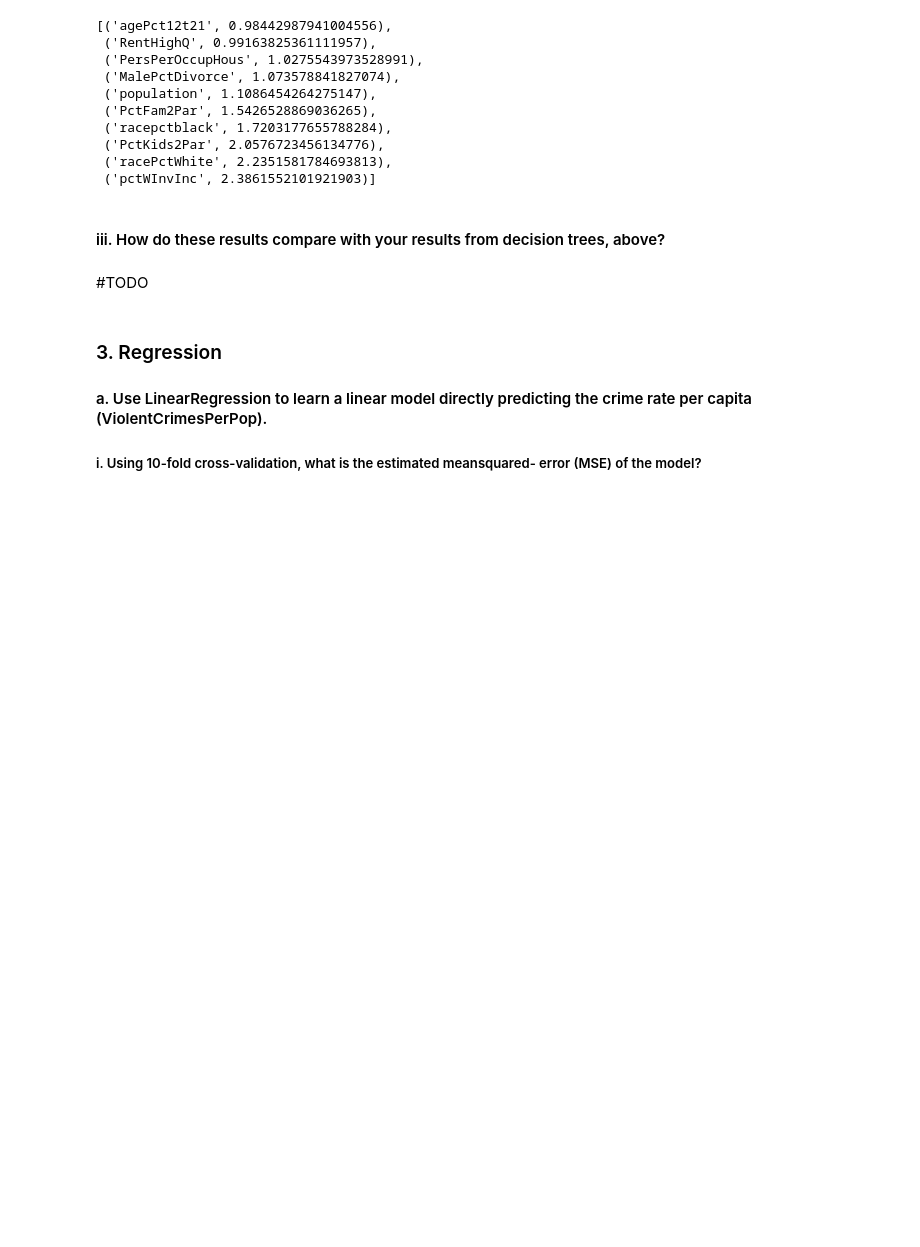
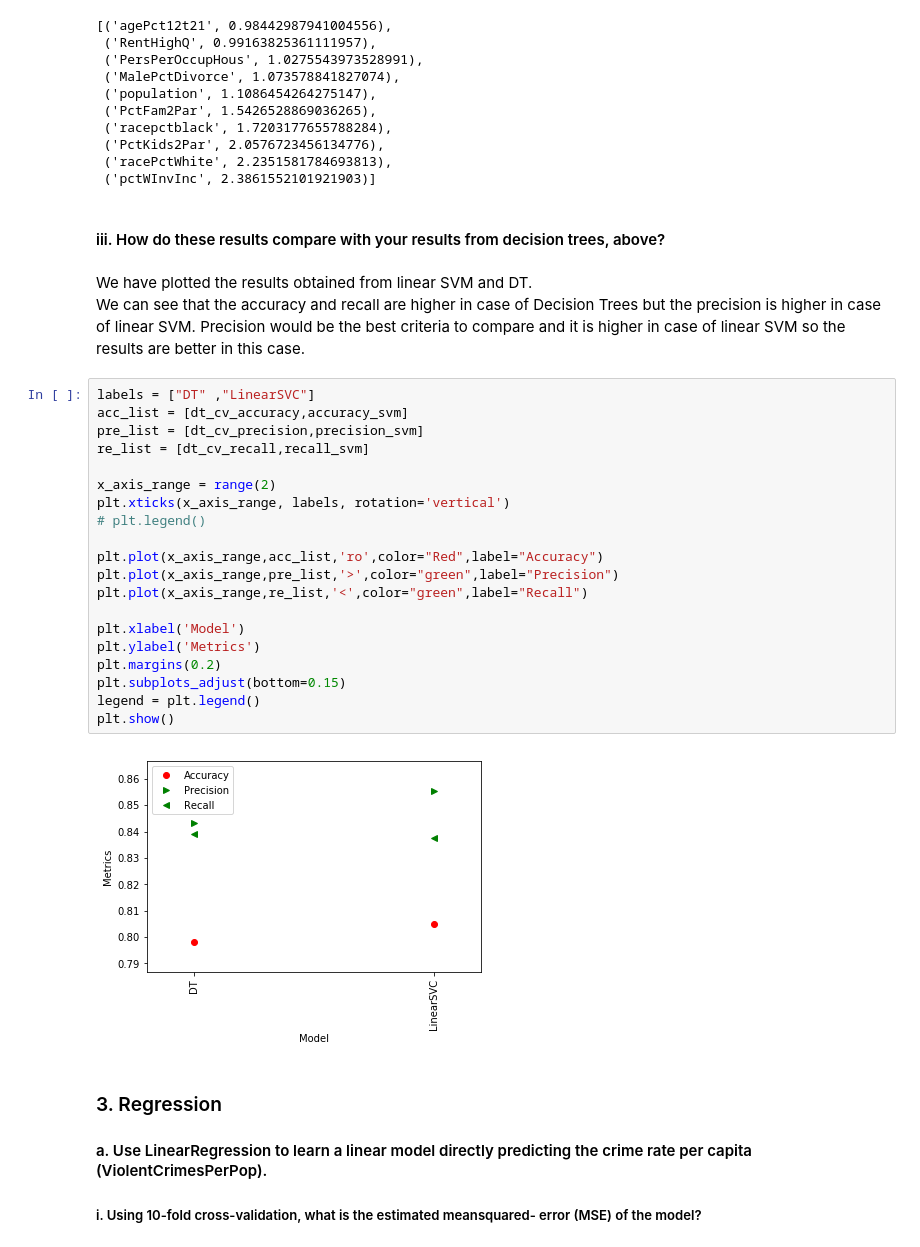
Before and after one commit to adityajadhav/crime-prediction, a Jupyter notebook: crime_prediction.ipynb, the cells around one changed output. Drawn from its saved outputs; the diff is of its cells as text; blank space fills up the shorter version.

```diff
--- a/crime_prediction.ipynb
+++ b/crime_prediction.ipynb
@@ -255,8 +307,32 @@ most_predictive_features
  ('pctWInvInc', 2.3861552101921903)]
 # %% [markdown]
 #### iii. How do these results compare with your results from decision trees, above?
-# %% [markdown]
-#TODO
+# %% [markdown]
+We have plotted the results obtained from linear SVM and DT.
+We can see that the accuracy and recall are higher in case of Decision Trees but the precision is higher in case of linear SVM.
+Precision would be the best criteria to compare and it is higher in case of linear SVM so the results are better in this case.
+# %%
+labels = ["DT" ,"LinearSVC"]
+acc_list = [dt_cv_accuracy,accuracy_svm]
+pre_list = [dt_cv_precision,precision_svm]
+re_list = [dt_cv_recall,recall_svm]
+
+x_axis_range = range(2)
+plt.xticks(x_axis_range, labels, rotation='vertical')
+# plt.legend()
+
+plt.plot(x_axis_range,acc_list,'ro',color="Red",label="Accuracy")
+plt.plot(x_axis_range,pre_list,'>',color="green",label="Precision")
+plt.plot(x_axis_range,re_list,'<',color="green",label="Recall")
+
+plt.xlabel('Model')
+plt.ylabel('Metrics')
+plt.margins(0.2)
+plt.subplots_adjust(bottom=0.15)
+legend = plt.legend()
+plt.show()
+# %% [output]
+[figure, added]
 # %% [markdown]
 ### 3. Regression
 #### a. Use LinearRegression to learn a linear model directly predicting the crime rate per capita (ViolentCrimesPerPop).
```
Also changed, not shown: parts of 47 cells of this notebook.
